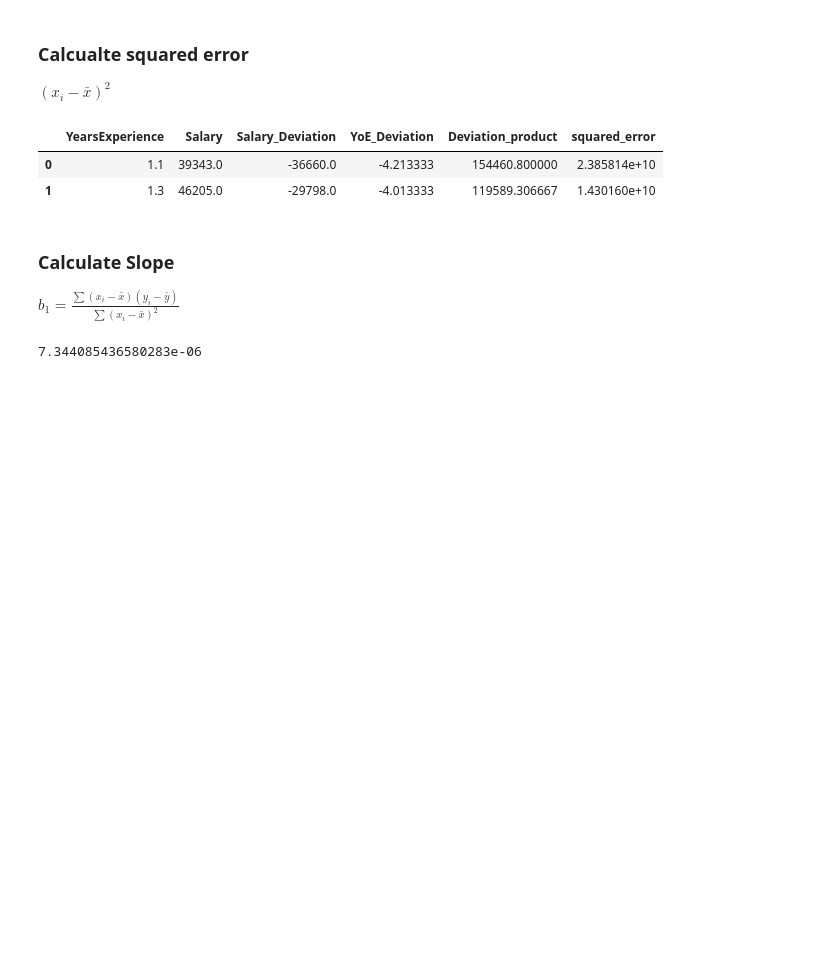
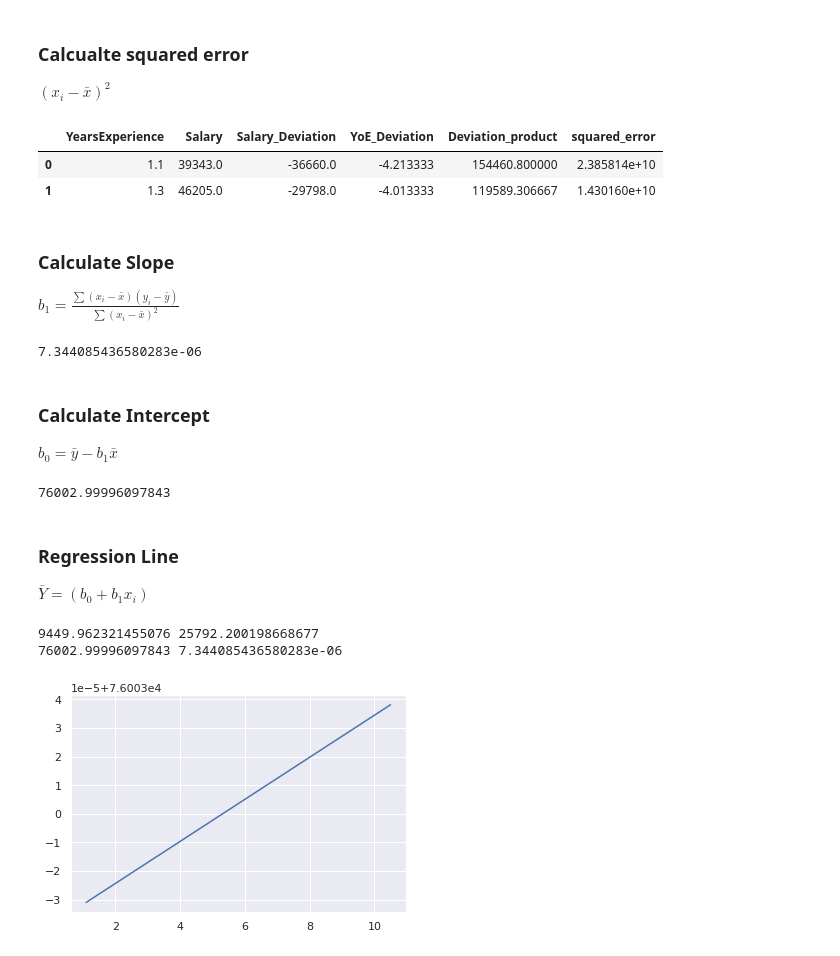
Before and after one commit to Iamsbharti/ML-AI, a Jupyter notebook: algorithms/Liner-Regression/Linear_Reg.ipynb, the cells around one changed output. Cells and saved outputs as stored; diff of their text form; code cells hidden in the pictures; blank space fills up the shorter version.

Commit message:
reg line plot:rocket:

```diff
--- a/algorithms/Liner-Regression/Linear_Reg.ipynb
+++ b/algorithms/Liner-Regression/Linear_Reg.ipynb
@@ -149,0 +146,24 @@ b1
+# %% [markdown]
+### Calculate Intercept
+$ b_0 = \bar{y} - b_1\bar{x} $
+# %%
+b0 = salary_mean - b1*yoe_mean
+b0
+# %% [output]
+76002.99996097843
+# %% [markdown]
+### Regression Line
+$ \bar{Y} = {(b_0 + b_1x_i)} $
+# %%
+salary_data['estimated_salary'] = b0 + salary_data.YearsExperience*b1
+# %%
+# regression line plot
+#plt.plot(salary_data.YearsExperience,salary_data.Salary,'o');
+m, b = np.polyfit(salary_data.YearsExperience,salary_data.Salary, 1)
+print(m,b)
+print(b0,b1)
+plt.plot(salary_data.YearsExperience, salary_data.YearsExperience*b1 + b0);
+# %% [output]
+9449.962321455076 25792.200198668677
+76002.99996097843 7.344085436580283e-06
+[figure, added]
```
Also changed, not shown: parts of 3 cells of this notebook.
